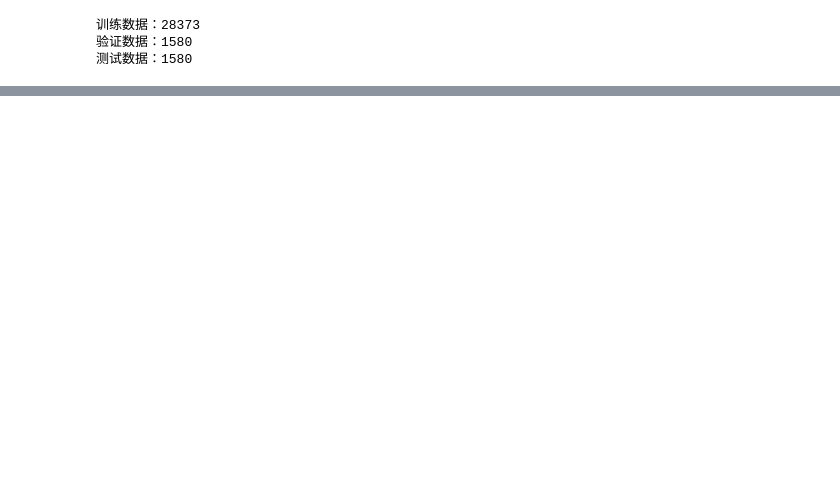
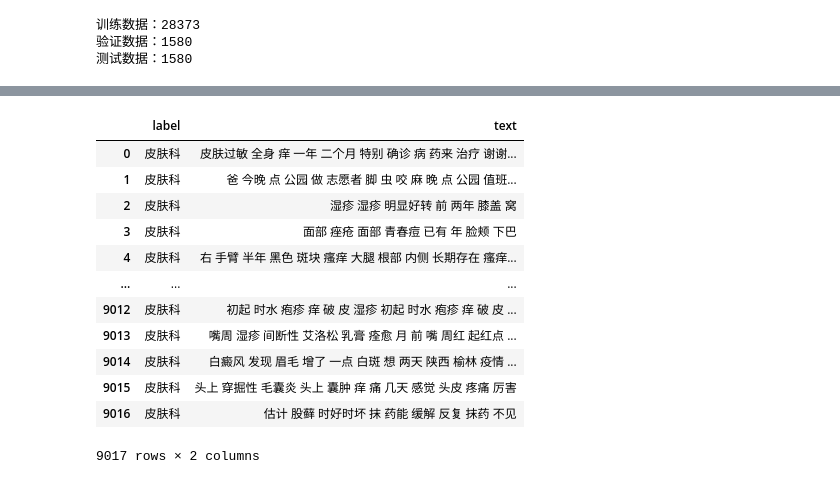
Before and after one commit to yangyuxiang1996/NLP_Text_Classification_for_Intelligent_Triage, a Jupyter notebook: data.ipynb, the cells around one changed output, grey strips where cells are left out. Cells and saved outputs as stored; diff of their text form; code cells hidden in the pictures; blank space fills up the shorter version.

```diff
--- a/data.ipynb
+++ b/data.ipynb
@@ -114,0 +295,24 @@ data_to_csv(config.test_raw_file)
+# %%
+import numpy as np
+import pandas as pd
+with open('file/Chinese-medical-dialogue-data/Data_数据/Andriatria_男科/男科5-13000.csv', mode="r", encoding="gbk", errors='ignore') as f:
+    labels = []
+    asklist = []
+    i = 0
+    lines = f.readlines()[:50000]
+    np.random.shuffle(lines)
+    for i, lin in enumerate(lines):
+        if i==0:
+            continue
+        if i > 5000:
+            break
+        lin = lin.split(',')
+        if len(lin) == 4:
+            if len(lin[1]+','+lin[2])<=128:
+                labels.append(lin[0])
+                asklist.append(lin[1]+','+lin[2])
+
+asklist = [" ".join([word for word in jieba.cut(sentence) if word not in stopwords]) for sentence in asklist]
+buchong4 = pd.DataFrame(zip(labels, asklist), columns=['label', 'text'])
+buchong4['label'] = buchong4['label'].apply(lambda x: "男科")
+buchong4, buchong4['label'].value_counts()
@@ -114,0 +366,5 @@ data_to_csv(config.test_raw_file)
+# %%
+import pandas as pd
+data = pd.read_csv("ml/data/train2.csv", sep='\t', header=0, usecols=[1,2])
+data1 = pd.read_csv("dermatology/dermatology.csv", sep=',', header=0)
+data, data1
@@ -114,0 +389,25 @@ data_to_csv(config.test_raw_file)
+# %%
+import jieba
+
+stopwords =[]
+with open("ml/data/stopwords.txt", "r") as f:
+    for line in f.readlines():
+        line = line.strip()
+        stopwords.append(line)
+
+data1['text'] = data1['text'].apply(lambda sent: " ".join([word for word in jieba.cut(sent) if word not in stopwords]))
+data1
+# %% [output]
+|  | label | text |
+| 0 | 皮肤科 | 皮肤过敏 全身 痒 一年 二个月 特别 确诊 病 药来 治疗 谢谢... |
+| 1 | 皮肤科 | 爸 今晚 点 公园 做 志愿者 脚 虫 咬 麻 晚 点 公园 值班... |
+| 2 | 皮肤科 | 湿疹 湿疹 明显好转 前 两年 膝盖 窝 |
+| 3 | 皮肤科 | 面部 痤疮 面部 青春痘 已有 年 脸颊 下巴 |
+| 4 | 皮肤科 | 右 手臂 半年 黑色 斑块 瘙痒 大腿 根部 内侧 长期存在 瘙痒... |
+| ... | ... | ... |
+| 9012 | 皮肤科 | 初起 时水 疱疹 痒 破 皮 湿疹 初起 时水 疱疹 痒 破 皮 ... |
+| 9013 | 皮肤科 | 嘴周 湿疹 间断性 艾洛松 乳膏 痊愈 月 前 嘴 周红 起红点 ... |
+| 9014 | 皮肤科 | 白癜风 发现 眉毛 增了 一点 白斑 想 两天 陕西 榆林 疫情 ... |
+| 9015 | 皮肤科 | 头上 穿掘性 毛囊炎 头上 囊肿 痒 痛 几天 感觉 头皮 疼痛 厉害 |
+| 9016 | 皮肤科 | 估计 股藓 时好时坏 抹 药能 缓解 反复 抹药 不见 |
+9017 rows × 2 columns
```
Also changed, not shown: parts of 21 cells of this notebook, 42 other files.
